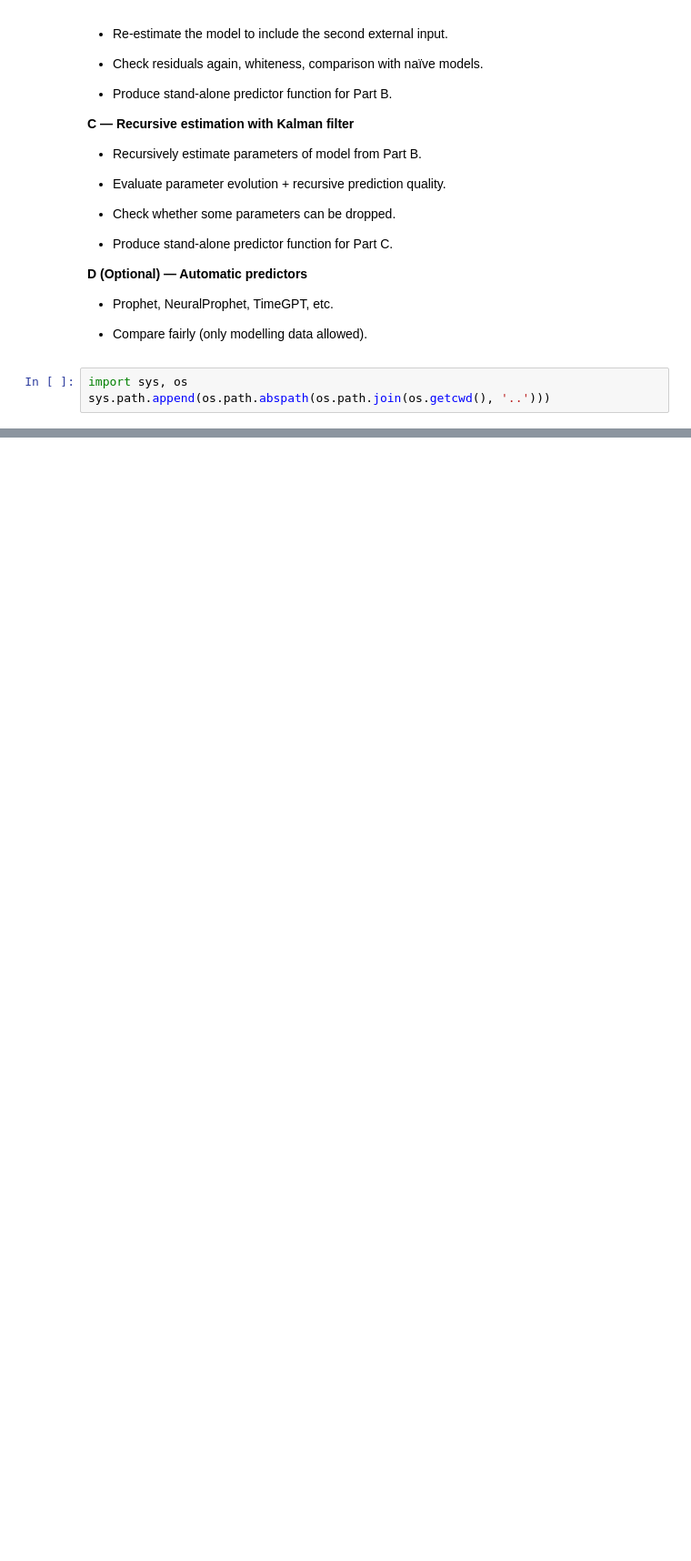
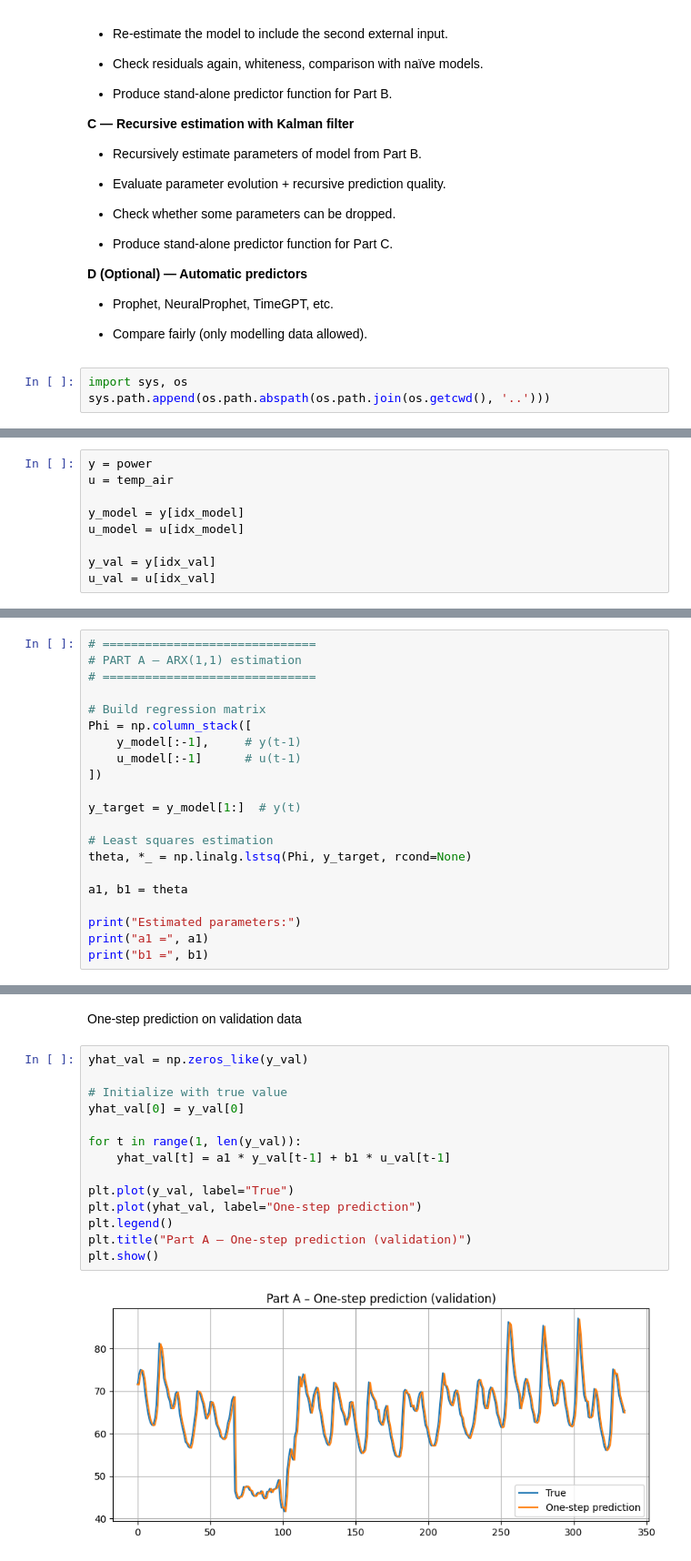
Before and after one commit to asifakhan09/MASM17-Time-series-analysis, a Jupyter notebook: Final Project/Asifa.ipynb, the cells around one changed output, grey strips where cells are left out. Shown at 91% size. Cells and saved outputs as stored; diff of their text form; blank space fills up the shorter version.

Commit message:
part A

```diff
--- a/Final Project/Asifa.ipynb
+++ b/Final Project/Asifa.ipynb
@@ -79,0 +180,9 @@ plt.show()
+# %%
+y = power
+u = temp_air
+
+y_model = y[idx_model]
+u_model = u[idx_model]
+
+y_val = y[idx_val]
+u_val = u[idx_val]
@@ -79,0 +198,21 @@ plt.show()
+# %%
+# ==============================
+# PART A – ARX(1,1) estimation
+# ==============================
+
+# Build regression matrix
+Phi = np.column_stack([
+    y_model[:-1],     # y(t-1)
+    u_model[:-1]      # u(t-1)
+])
+
+y_target = y_model[1:]  # y(t)
+
+# Least squares estimation
+theta, *_ = np.linalg.lstsq(Phi, y_target, rcond=None)
+
+a1, b1 = theta
+
+print("Estimated parameters:")
+print("a1 =", a1)
+print("b1 =", b1)
@@ -79,0 +223,18 @@ plt.show()
+# %% [markdown]
+One-step prediction on validation data
+# %%
+yhat_val = np.zeros_like(y_val)
+
+# Initialize with true value
+yhat_val[0] = y_val[0]
+
+for t in range(1, len(y_val)):
+    yhat_val[t] = a1 * y_val[t-1] + b1 * u_val[t-1]
+
+plt.plot(y_val, label="True")
+plt.plot(yhat_val, label="One-step prediction")
+plt.legend()
+plt.title("Part A – One-step prediction (validation)")
+plt.show()
+# %% [output]
+[figure, added]
```
Also changed, not shown: parts of 15 cells of this notebook.
